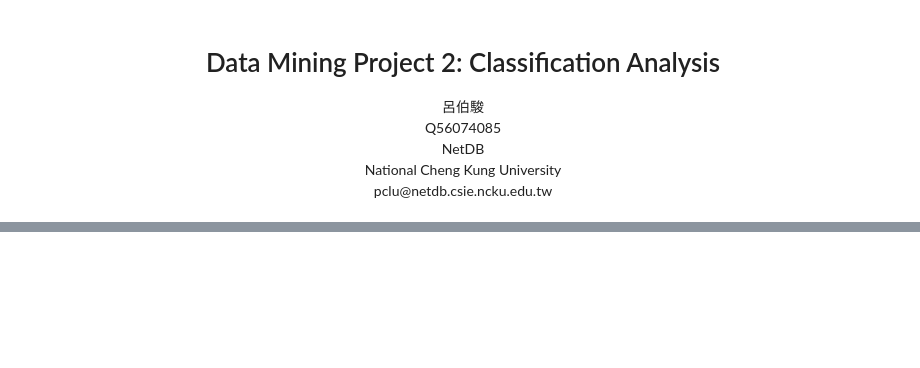
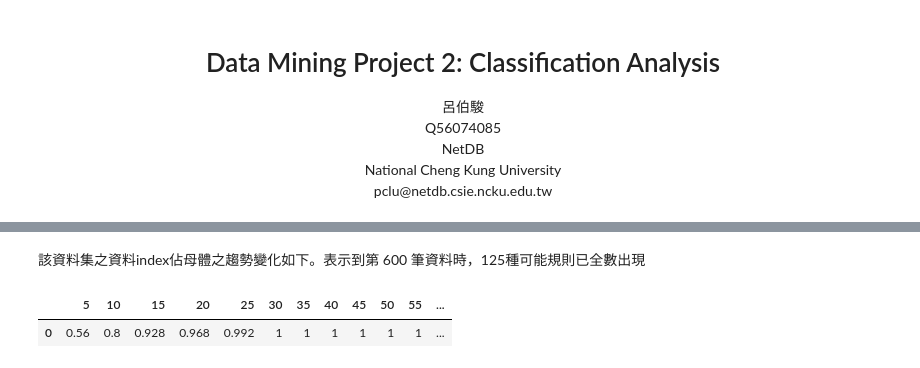
Before and after one commit to Sirius207/Classification-Analysis, a Jupyter notebook: Report.ipynb, the cells around one changed output, grey strips where cells are left out. Drawn from its saved outputs; the diff is of its cells as text; code cells hidden in the pictures; blank space fills up the shorter version.

```diff
--- a/Report.ipynb
+++ b/Report.ipynb
@@ -82,3 +79,13 @@ data.head()
+# %% [markdown]
+該資料集之資料index佔母體之趨勢變化如下。表示到第 600 筆資料時，125種可能規則已全數出現
+# %%
+df = pd.DataFrame([['0.56', '0.8', '0.928', '0.968', '0.992', '1','1','1','1','1','1','1','1','1','1','1','1','1','1']],
+ index=['0'],
+ columns=['5', '10','15','20','25','30','35','40','45','50','55','60','65','70','75','80','85','90','95',])
+df.head()
+# %% [output]
+|  | 5 | 10 | 15 | 20 | 25 | 30 | 35 | 40 | 45 | 50 | 55 | ... |
+| 0 | 0.56 | 0.8 | 0.928 | 0.968 | 0.992 | 1 | 1 | 1 | 1 | 1 | 1 | ... |
 # %% [markdown]
 
 ## 3. Implementation
```
Also changed, not shown: parts of 9 cells of this notebook.
